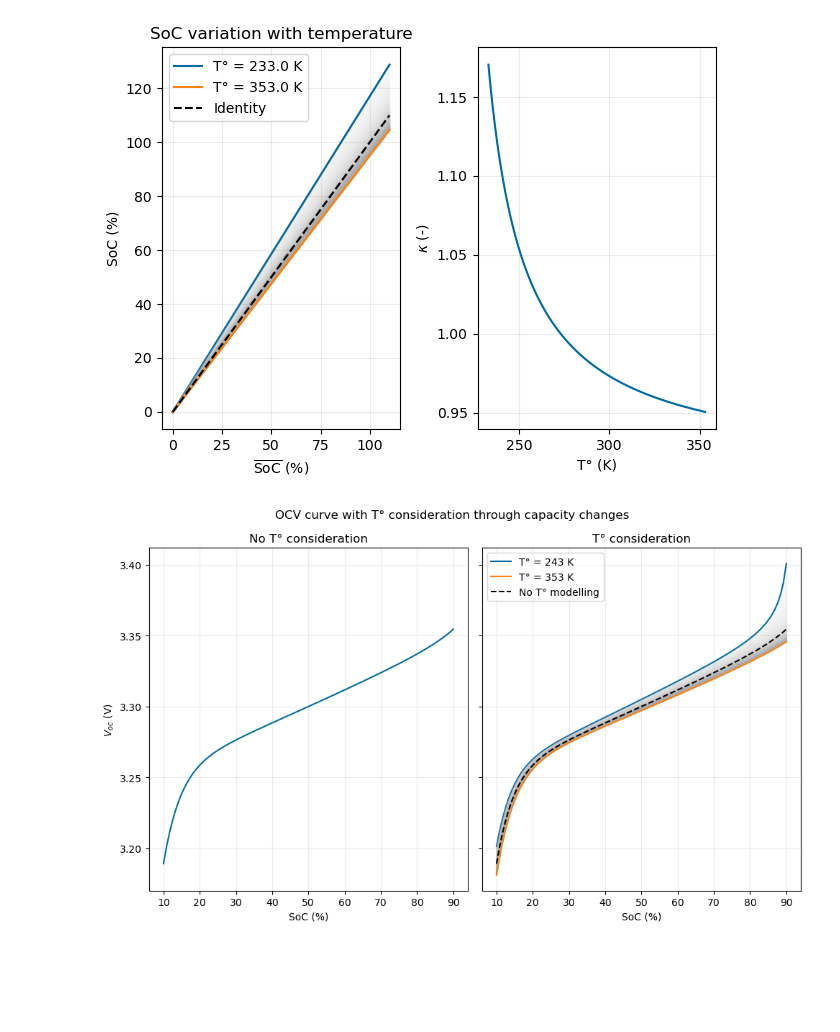
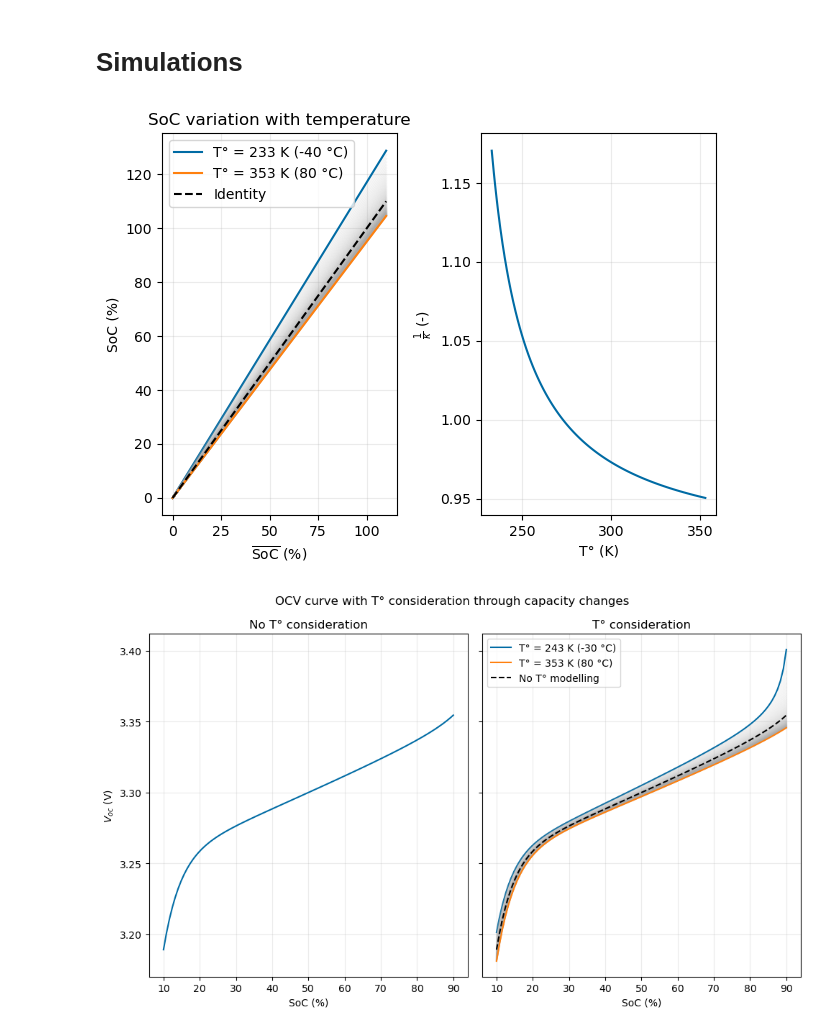
Before and after one commit to prognostics-lab/lion, a Jupyter notebook: experiments.ipynb, the cells around one changed output. Cells and saved outputs as stored; diff of their text form; code cells hidden in the pictures; blank space fills up the shorter version.

```diff
--- a/experiments.ipynb
+++ b/experiments.ipynb
@@ -1,3 +66,5 @@
+# %% [markdown]
+# Simulations
 # %%
 import numpy as np
 import matplotlib.pyplot as plt
@@ -22,48 +89,64 @@ EPSILON = 1e-9
 ZERO_CELSIUS_IN_KELVIN = 273
 
 def calculate_soc_coeff(temperature, t_ref=T_REF, a=ALPHA, b=BETA):
-    return np.exp(a / (t_ref - b) - a / (temperature - b))
+    return np.exp(a / (temperature - b) - a / (t_ref - b))
 
 
 def calculate_soc_with_temperature(soc, temperature, t_ref=T_REF, a=ALPHA, b=BETA):
-    return soc * calculate_soc_coeff(temperature, t_ref, a, b)
+    return soc / calculate_soc_coeff(temperature, t_ref, a, b)
 
 
 def calculate_ocv(soc, a1=OCV_1, a2=OCV_2, a3=OCV_3, a4=OCV_4, a5=OCV_5, a6=OCV_6):
     return a1 * np.exp(-a2 * soc) + a3 + a4 * soc + a5 * np.exp(-a6 / (1 - soc))
 
 
+def calculate_ocv_grad(soc, a1=OCV_1, a2=OCV_2, a3=OCV_3, a4=OCV_4, a5=OCV_5, a6=OCV_6):
+    return -a1 * a2 * np.exp(-a2 * soc) + a4 - a5 * a6 * np.exp(-a6 / (1 - soc)) / ((1 - soc) ** 2)
+
+
+def calculate_entropy_change(temperature, soc, a=ALPHA, b=BETA, a1=OCV_1, a2=OCV_2, a3=OCV_3, a4=OCV_4, a5=OCV_5, a6=OCV_6):
+    return (a / ((temperature - b)**2)) * soc * calculate_ocv_grad(soc, a1, a2, a3, a4, a5, a6)
+
+
+def calculate_entropy_change_kappa(temperature, soc, t_ref=T_REF, a=ALPHA, b=BETA, a1=OCV_1, a2=OCV_2, a3=OCV_3, a4=OCV_4, a5=OCV_5, a6=OCV_6):
+    return (a / ((temperature - b)**2 * calculate_soc_coeff(temperature, t_ref, a, b))) * soc * calculate_ocv_grad(soc, a1, a2, a3, a4, a5, a6)
+
+
 # Functions for temperature
 def celsius_to_kelvin(deg):
     return ZERO_CELSIUS_IN_KELVIN + deg
+
+
+def kelvin_to_celsius(deg):
+    return deg - ZERO_CELSIUS_IN_KELVIN
 # %%
 fig, (ax, ax_coeff) = plt.subplots(1, 2)
 soc = np.linspace(0, 1.1, 100)
 temperatures = np.linspace(celsius_to_kelvin(-40), celsius_to_kelvin(80), 100)
 
 for t in temperatures:
     soc_t = calculate_soc_with_temperature(soc, t)
     if t == temperatures[0] or t == temperatures[-1]:
-        ax.plot(100 * soc, 100 * soc_t, label=f"T° = {t} K")
+        ax.plot(100 * soc, 100 * soc_t, label=f"T° = {t:.0f} K ({kelvin_to_celsius(t):.0f} °C)")
     else:
         ax.plot(100 * soc, 100 * soc_t, alpha=0.1, color="#aaa")
 ax.plot(100 * soc, 100 * soc, linestyle="--", color="#000", label="Identity")
 ax.set_title("SoC variation with temperature")
 ax.grid(alpha=0.25)
 ax.set_xlabel(r"$\overline{\text{SoC}}$ (%)")
 ax.set_ylabel("SoC (%)")
 ax.legend()
 
-ax_coeff.plot(temperatures, calculate_soc_coeff(temperatures))
+ax_coeff.plot(temperatures, 1 / calculate_soc_coeff(temperatures))
 ax_coeff.grid(alpha=0.25)
 ax_coeff.set_xlabel("T° (K)")
-ax_coeff.set_ylabel("$\\kappa$ (-)")
+ax_coeff.set_ylabel(r"$\frac{1}{\kappa}$ (-)")
 
 fig.tight_layout()
 
 plt.show()
 # %% [output]
-[figure, old version]
+[figure, new version]
 # %%
 fig, (ax, ax_t) = plt.subplots(1, 2, figsize=(10, 6), sharey=True, sharex=True)
 soc = np.linspace(0.1, 0.9, 100)
@@ -79,7 +162,7 @@ for t in temperatures:
     soc_t = calculate_soc_with_temperature(soc, t)
     ocv = calculate_ocv(soc_t)
     if t == temperatures[0] or t == temperatures[-1]:
-        ax_t.plot(100 * soc, ocv, label=f"T° = {t:.0f} K")
+        ax_t.plot(100 * soc, ocv, label=f"T° = {t:.0f} K ({kelvin_to_celsius(t):.0f} °C)")
     else:
         ax_t.plot(100 * soc, ocv, alpha=0.1, color="#aaa")
 ax_t.plot(100 * soc, calculate_ocv(soc), linestyle="--", color="#000", label="No T° modelling")
@@ -94,4 +177,4 @@ fig.tight_layout()
 
 plt.show()
 # %% [output]
-[figure, old version]
+[figure, new version]
```
Also changed, not shown: parts of 3 cells of this notebook.
